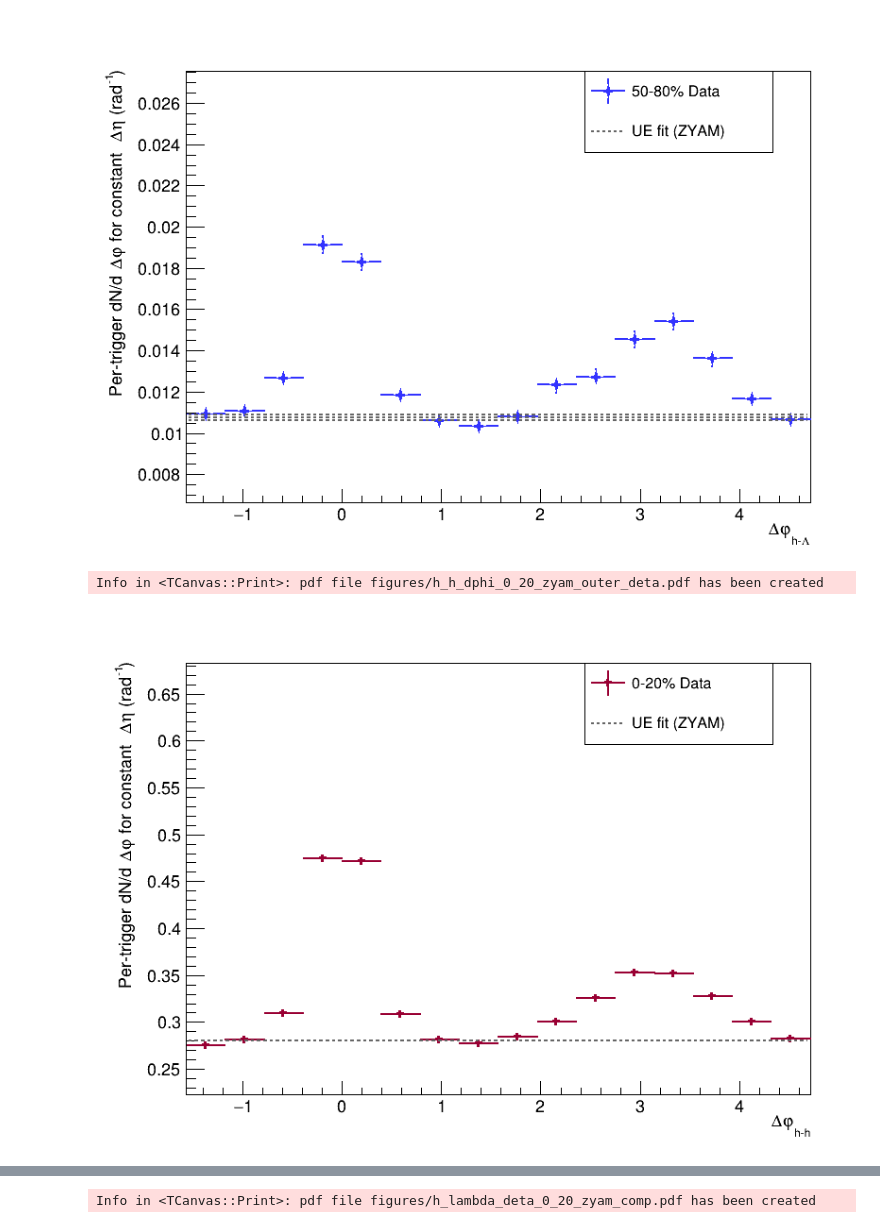
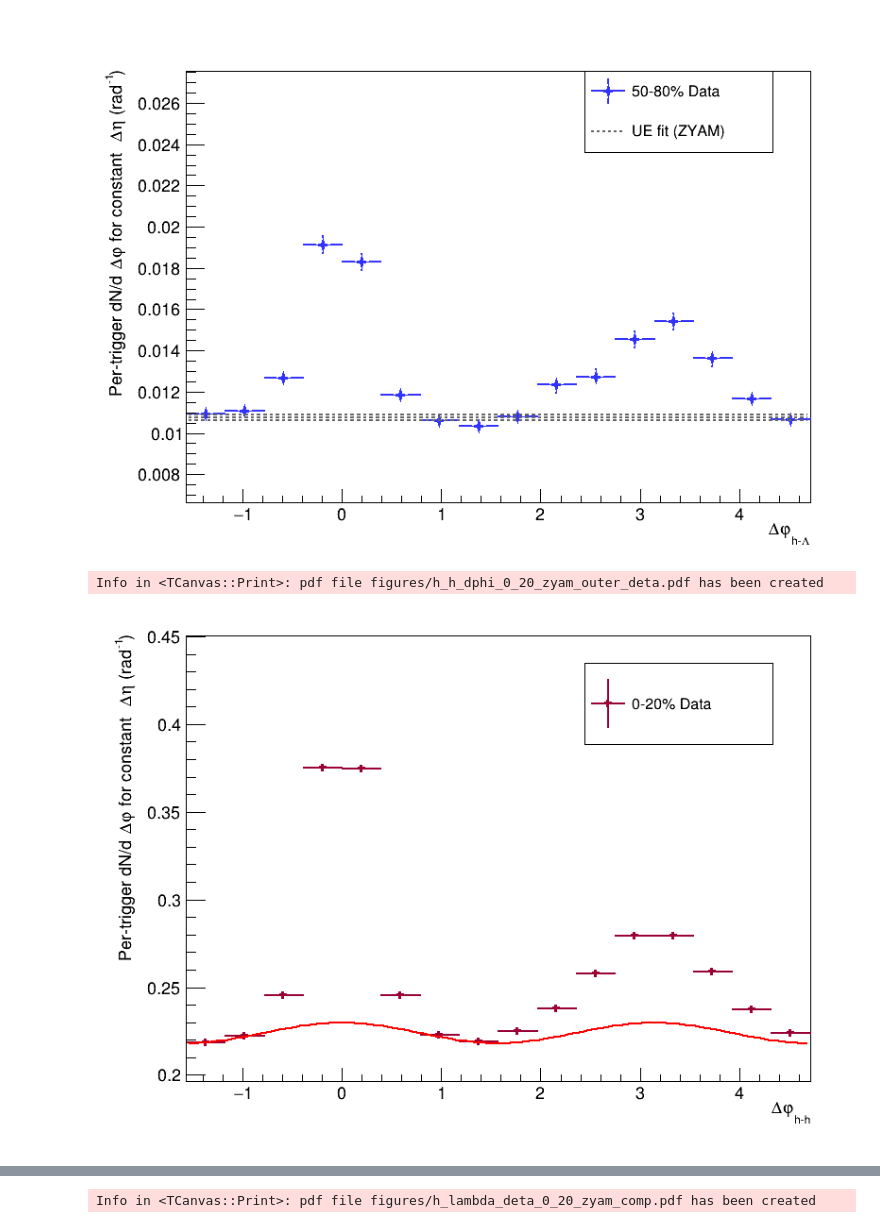
Before and after one commit to rhanniga/lambda-over-hadron, a Jupyter notebook: data/offline/plotting_notebook.ipynb, the cells around one changed output, grey strips where cells are left out. Cells and saved outputs as stored; diff of their text form; code cells hidden in the pictures.

```diff
--- a/data/offline/plotting_notebook.ipynb
+++ b/data/offline/plotting_notebook.ipynb
@@ -15,7 +15,7 @@ c.SetTopMargin(0.05)
 # %%
 # res_input_file = rt.TFile("output/res_avg6_sideband_subtraction_sig_11_114_trig_40_80_assoc_20_40_delta_eta_12.root")
 # v0_input_file = rt.TFile("output/v0_avg6_sideband_subtraction_rsb_1135_115_sig_1102_113_trig_40_80_assoc_20_40_delta_eta_12_normal_tmp.root")
-v0_input_file = rt.TFile("tmp.root")
+v0_input_file = rt.TFile("output/central_value/v0_avg6_sideband_subtraction_rsb_1135_115_sig_1102_113_trig_40_80_assoc_20_40_delta_eta_12_normal.root")
 # %%
 def setup_hist_for_single_plot(hist, x_title, y_title, color, marker_style):
     hist.SetTitle("")
@@ -989,45 +989,45 @@ Info in <TCanvas::Print>: pdf file figures/h_lambda_dphi_50_80_zyam_outer_deta.p
 # %%
 h_dphi_dist_0_20.SetLineWidth(2)
 h_dphi_dist_0_20.Draw()
-# hh_ue_fit_0_20.Draw("same")
+hh_ue_fit_0_20.Draw("same")
 # h_dphi_fit_0_20.Draw("same")
-hh_ue_line_0_20.Draw("same")
-hh_ue_upper_line_0_20.Draw("same")
-hh_ue_lower_line_0_20.Draw("same")
+# hh_ue_line_0_20.Draw("same")
+# hh_ue_upper_line_0_20.Draw("same")
+# hh_ue_lower_line_0_20.Draw("same")
 
 label_x_start = 0.20
 label_y_start = 0.48
 label_text_space = 0.049
 
 
 label_x_start = 0.6
 label_y_start = 0.95
 label_text_space = 0.049
 
 # alice_data_label = rt.TLatex()
 # alice_data_label.SetNDC()
 # alice_data_label.SetTextSize(0.03)
 # alice_data_label.SetTextAlign(13)
 # alice_data_label.DrawLatex(label_x_start, label_y_start - label_text_space - 0.005, "#bf{0-20% V0A centrality}")
 # alice_data_label.DrawLatex(label_x_start, label_y_start - 2*label_text_space, "#bf{ 4.0 <   #it{p}^{h}_{T,trig}    < 8.0 GeV/#it{c}}")
 # alice_data_label.DrawLatex(label_x_start, label_y_start - 3*label_text_space, "#bf{ 2.0 <   #it{p}^{h}_{T,assoc} < 4.0 GeV/#it{c}}")
 # alice_data_label.DrawLatex(label_x_start, label_y_start - 4*label_text_space - 0.005, "#bf{-1.2 <   #Delta#eta_{h-h}   < 1.2}")
 
 leg = rt.TLegend(0.65, 0.75, 0.9, 0.9)
 leg.SetBorderSize(1)
 leg.SetFillStyle(0)
 leg.SetTextSize(0.03)
 leg.AddEntry(h_dphi_dist_0_20, "0-20% Data", "lep")
 # leg.AddEntry(hh_ue_fit_0_20, "v_{2} assumption", "l")
-leg.AddEntry(hh_ue_line_0_20, "UE fit (ZYAM)", "l")
+# leg.AddEntry(hh_ue_line_0_20, "UE fit (ZYAM)", "l")
 leg.Draw("SAME")
 
 
 c.Draw()
 c.SaveAs("figures/h_h_dphi_0_20_zyam_outer_deta.pdf")
 # %% [output]
 Info in <TCanvas::Print>: pdf file figures/h_h_dphi_0_20_zyam_outer_deta.pdf has been created
-[figure, old version]
+[figure, new version]
 # %%
 h_dphi_dist_20_50.SetLineWidth(2)
 h_dphi_dist_20_50.Draw()
```
Also changed, not shown: parts of 21 cells of this notebook, 19 other files.
